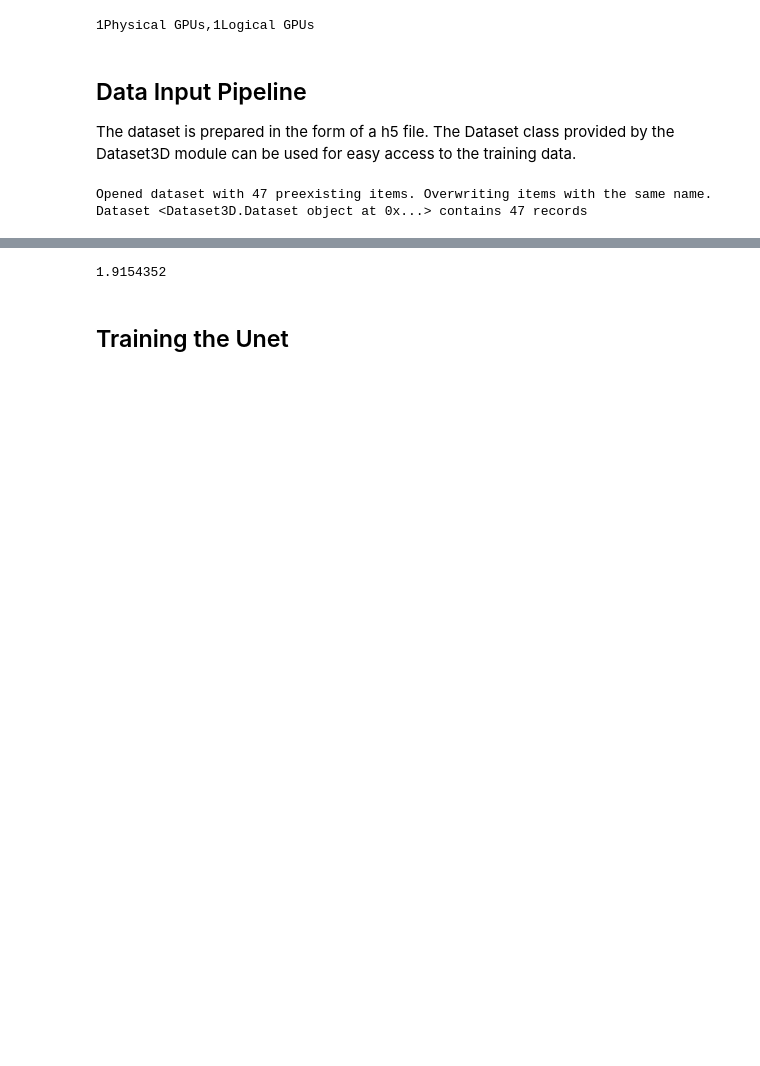
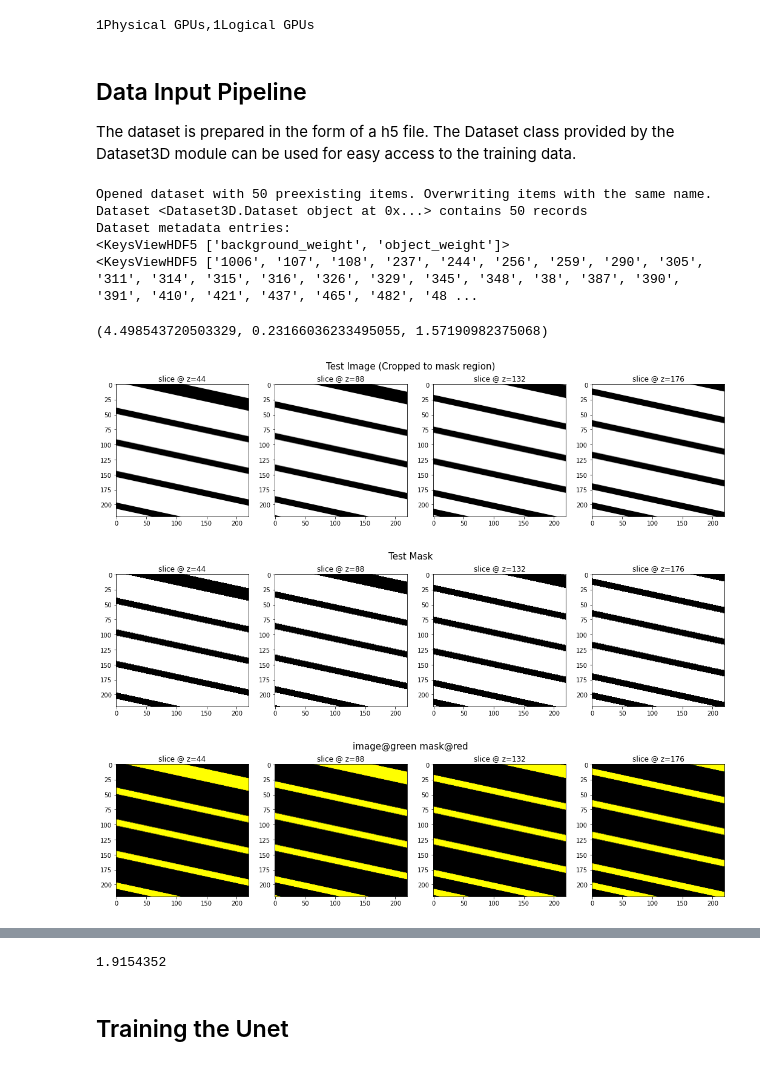
Before and after one commit to randomstructures/ExLSM-Image-Segmentation, a Jupyter notebook: 3D Unet/retrain0802/training.ipynb, the cells around one changed output, grey strips where cells are left out. Drawn from its saved outputs; the diff is of its cells as text; code cells hidden in the pictures; blank space fills up the shorter version.

Commit message:
fix random affine transforms

```diff
--- a/3D Unet/retrain0802/training.ipynb
+++ b/3D Unet/retrain0802/training.ipynb
@@ -56,9 +56,32 @@ dataset_path = base_dir+'test_dataset.h5'
 dataset = Dataset3D.Dataset(dataset_path) # The Dataset3D class handles all file level i/o operations
 
 print('Dataset {} contains {} records'.format(dataset, len(dataset)))
+
+print('Dataset metadata entries:')
+print(dataset.getAttributes().keys())
+
+#Maybe look at en entry
+#print(dataset.keys())
+#im, msk, meta = dataset.get(1006)
 # %% [output]
-Opened dataset with 47 preexisting items. Overwriting items with the same name.
-Dataset <Dataset3D.Dataset object at 0x...> contains 47 records
+Opened dataset with 50 preexisting items. Overwriting items with the same name.
+Dataset <Dataset3D.Dataset object at 0x...> contains 50 records
+Dataset metadata entries:
+<KeysViewHDF5 ['background_weight', 'object_weight']>
+<KeysViewHDF5 ['1006', '107', '108', '237', '244', '256', '259', '290', '305', '311', '314', '315', '316', '326', '329', '345', '348', '38', '387', '390', '391', '410', '421', '437', '465', '482', '48 ...
+# %%
+reload(utilities.affine)
+test_image, test_mask = utilities.getTestImage(mask_size=(220,220,220))
+test_image, test_mask = utilities.affineTransformation(test_image,test_mask)
+visualization.showZSlices(test_image, channel=0, title='Test Image (Cropped to mask region)')
+visualization.showZSlices(test_mask, channel=0, title='Test Mask')
+diff = visualization.makeRGBComposite(r=test_mask, g=test_image, b=None, gain=(1,1,1))
+visualization.showZSlices(diff, mode='rgb', title='image@green mask@red')
+# %% [output]
+(4.498543720503329, 0.23166036233495055, 1.57190982375068)
+[figure, added]
+[figure, added]
+[figure, added]
 # %%
 # get a list of all records in the database
 entries = list(dataset.keys())
```
Also changed, not shown: parts of 3 cells of this notebook, 3 other files.
